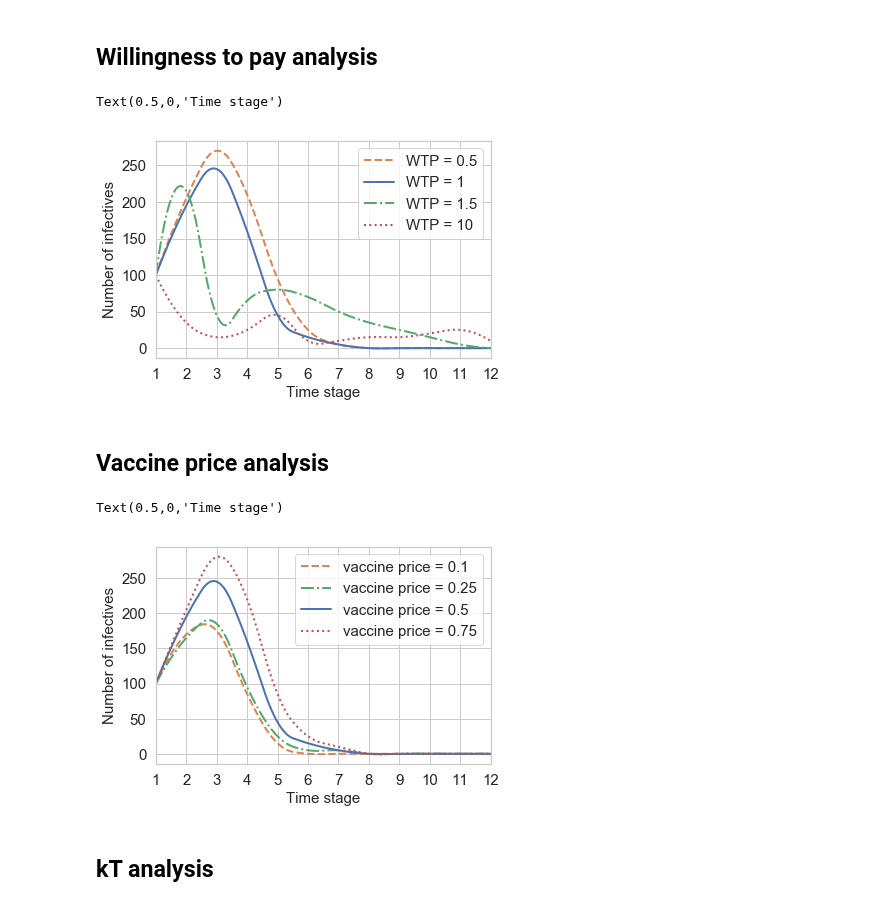
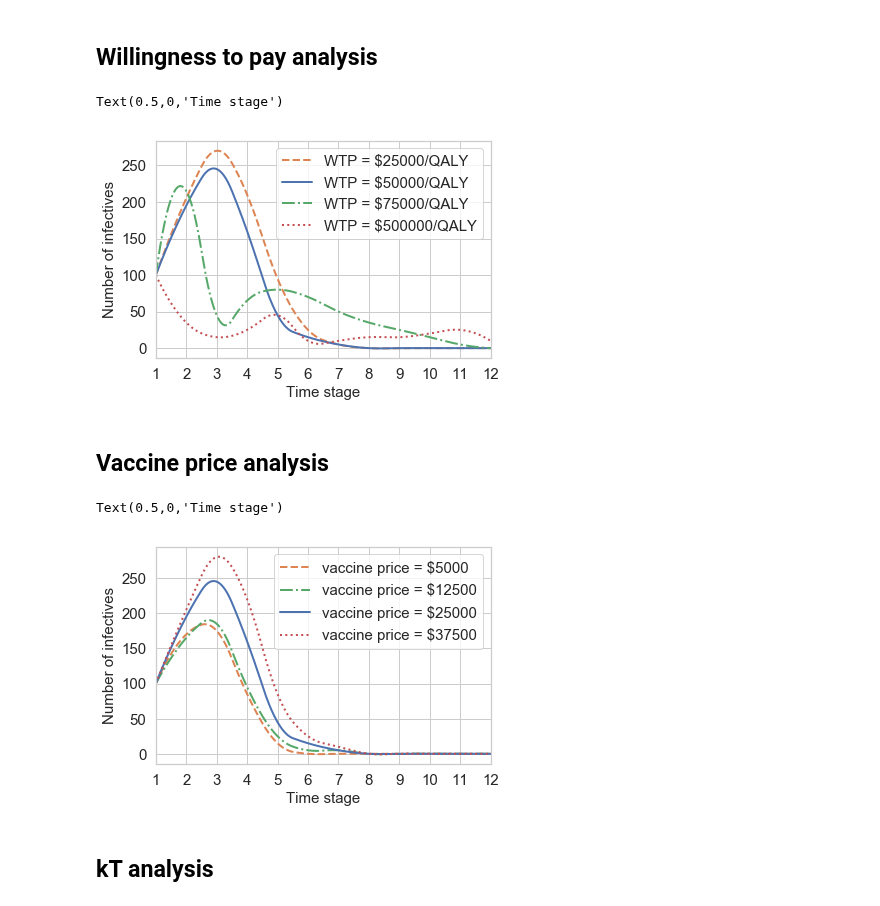
Before and after one commit to kadysongbb/drmdp, a Jupyter notebook: plot.ipynb, the cells around one changed output. Saved outputs shown, nothing was run; the diff lists cells and outputs as text; code cells hidden in the pictures.

```diff
--- a/plot.ipynb
+++ b/plot.ipynb
@@ -38,37 +38,37 @@ Text(0.5,0,'Time stage')
 # %%
 xi_dddrmdp1_wtp1 = [100,205,270,210,95,25,5,0,0,0,0,0]
 xi_dddrmdp1_wtp2 = [100,195,245,160,45,15,5,0,0,0,0,0]
 xi_dddrmdp1_wtp3 = [100,215,45,65,80,70,50,35,25,15,5,0]
 xi_dddrmdp1_wtp4 = [100,35,15,25,45,10,10,15,15,20,25,10]
 
 blue = (0.2980392156862745, 0.4470588235294118, 0.6901960784313725)
 orange = (0.8666666666666667, 0.5176470588235295, 0.3215686274509804)
 green = (0.3333333333333333, 0.6588235294117647, 0.40784313725490196)
 red = (0.7686274509803922, 0.3058823529411765, 0.3215686274509804)
 
 f_wtp1 = interp1d(np.arange(1,13), xi_dddrmdp1_wtp1, kind='quadratic')
 f_wtp2 = interp1d(np.arange(1,13), xi_dddrmdp1_wtp2, kind='quadratic')
 f_wtp3 = interp1d(np.arange(1,13), xi_dddrmdp1_wtp3, kind='quadratic')
 f_wtp4 = interp1d(np.arange(1,13), xi_dddrmdp1_wtp4, kind='quadratic')
 
 
 xnew = np.linspace(1,12,num=1000)
 plt.figure()
-plt.plot(xnew, f_wtp1(xnew),'--',label = 'WTP = 0.5',linewidth = 2, color = orange)
-plt.plot(xnew, f_wtp2(xnew), '-',label = 'WTP = 1',linewidth = 2, color = blue)
-plt.plot(xnew, f_wtp3(xnew),'-.',label = 'WTP = 1.5',linewidth = 2, color = green)
-plt.plot(xnew, f_wtp4(xnew),':',label = 'WTP = 10',linewidth = 2, color = red)
+plt.plot(xnew, f_wtp1(xnew),'--',label = 'WTP = $25000/QALY',linewidth = 2, color = orange)
+plt.plot(xnew, f_wtp2(xnew), '-',label = 'WTP = $50000/QALY',linewidth = 2, color = blue)
+plt.plot(xnew, f_wtp3(xnew),'-.',label = 'WTP = $75000/QALY',linewidth = 2, color = green)
+plt.plot(xnew, f_wtp4(xnew),':',label = 'WTP = $500000/QALY',linewidth = 2, color = red)
 
 plt.legend(fontsize = 15)
 plt.xticks(fontsize= 15)
 plt.yticks(fontsize= 15)
 plt.xticks(np.arange(1,13))
 plt.xlim((1,12))
 plt.ylabel('Number of infectives', fontsize = 15)
 plt.xlabel('Time stage', fontsize = 15)
 # %% [output]
 Text(0.5,0,'Time stage')
-[figure, old version]
+[figure, new version]
 # %% [markdown]
 ## Vaccine price analysis
 # %%
@@ -84,10 +84,10 @@ f_vp4 = interp1d(np.arange(1,13), xi_dddrmdp1_vp4, kind='quadratic')
 
 xnew = np.linspace(1,12,num=1000)
 plt.figure()
-plt.plot(xnew, f_vp1(xnew),'--', label = 'vaccine price = 0.1',linewidth = 2, color = orange)
-plt.plot(xnew, f_vp2(xnew),'-.',label = 'vaccine price = 0.25',linewidth = 2, color = green)
-plt.plot(xnew, f_vp3(xnew),'-',label = 'vaccine price = 0.5',linewidth = 2, color = blue)
-plt.plot(xnew, f_vp4(xnew),':',label = 'vaccine price = 0.75',linewidth = 2, color = red)
+plt.plot(xnew, f_vp1(xnew),'--', label = 'vaccine price = $5000',linewidth = 2, color = orange)
+plt.plot(xnew, f_vp2(xnew),'-.',label = 'vaccine price = $12500',linewidth = 2, color = green)
+plt.plot(xnew, f_vp3(xnew),'-',label = 'vaccine price = $25000',linewidth = 2, color = blue)
+plt.plot(xnew, f_vp4(xnew),':',label = 'vaccine price = $37500',linewidth = 2, color = red)
 
 plt.legend(fontsize = 15)
 plt.xticks(fontsize= 15)
@@ -98,7 +98,7 @@ plt.ylabel('Number of infectives', fontsize = 15)
 plt.xlabel('Time stage', fontsize = 15)
 # %% [output]
 Text(0.5,0,'Time stage')
-[figure, old version]
+[figure, new version]
 # %% [markdown]
 ## kT analysis
 # %%
```
Also changed, not shown: parts of 1 cell of this notebook, 5 other files.
